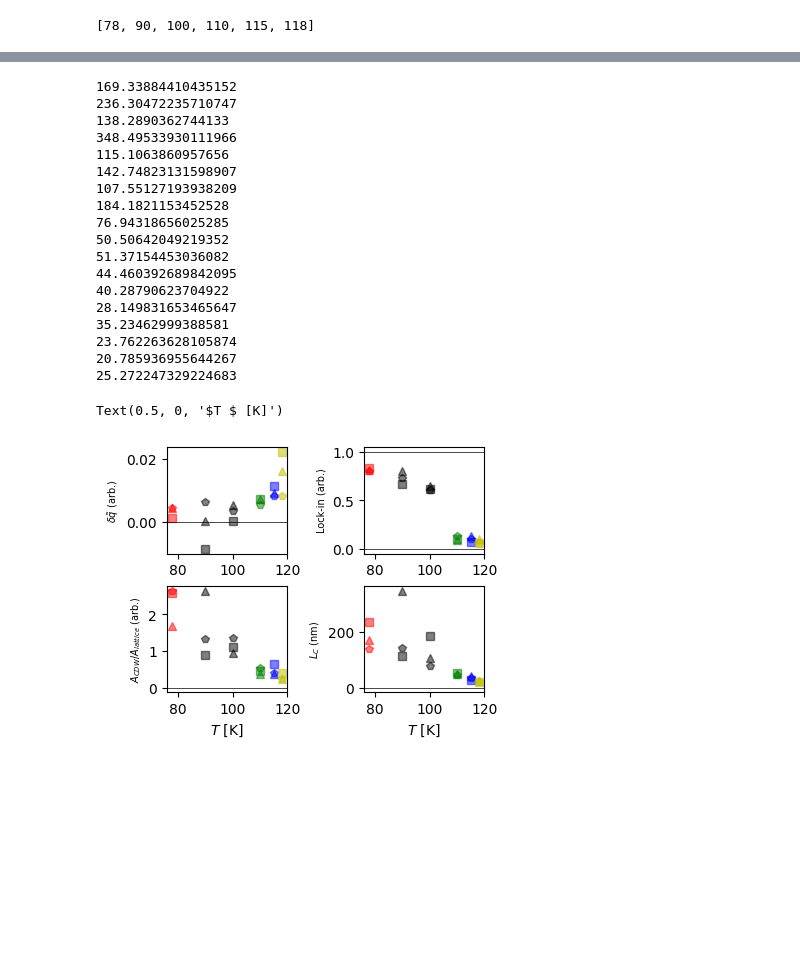
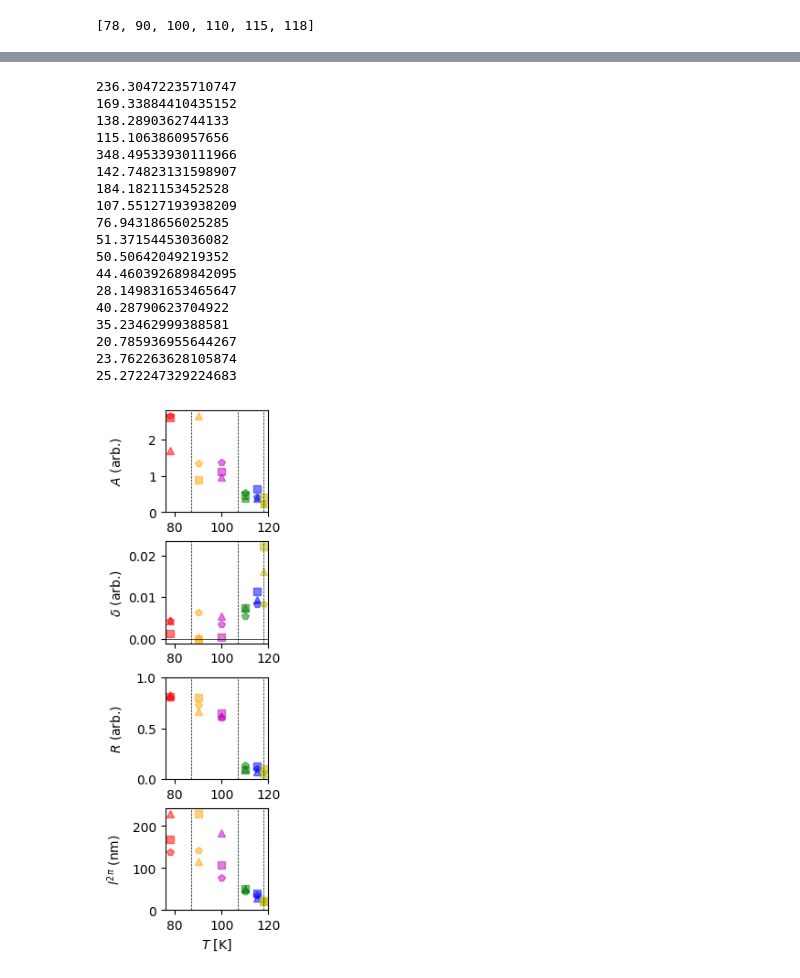
Before and after one commit to Potdooshami/2H_TaSe2_Tc_STM, a Jupyter notebook: H03_new_statitics.ipynb, the cells around one changed output, grey strips where cells are left out. Saved outputs shown, nothing was run; the diff lists cells and outputs as text; code cells hidden in the pictures; blank space fills up the shorter version.

Commit message:
FEAT(pub): modification of extended statitics

```diff
--- a/H03_new_statitics.ipynb
+++ b/H03_new_statitics.ipynb
@@ -138,59 +144,75 @@ for idx in range(len(T)):
 # %%
 import matplotlib.pyplot as plt
-c = ["r","k","k","g","b","y"]
+
+c = ["r", "orange", "m", "g", "b", "y"]
 mk = ['^','s','p']
-fig,axs = plt.subplots(2,2,figsize=(4,3),constrained_layout=True)
+fig,axs = plt.subplots(4,1,figsize=(2,6),constrained_layout=True)
 iinfo = 0
-nm_info = [r'$\delta \tilde{q}$ (arb.)' ,'Lock-in (arb.)','$A_{CDW}/A_{lattice}$ (arb.)','$L_C$ (nm)']
-for isb in range(2):
-    for jsb in range(2):
-        plt.sca(axs[isb,jsb])
-        plt.ylabel(nm_info[iinfo], fontsize=7)
-        iinfo += 1
+nm_info = ['$A$ (arb.)',r'$\delta$ (arb.)' ,'$R$ (arb.)','$l^{2\pi}$ (nm)']
+
+for iax in range(4):
+    plt.sca(axs[iax])
+    plt.ylabel(nm_info[iax])
 for idx in range(len(T)):
     for ik in range(3):
         v = vss[idx,ik,:]
         lock = lockss[idx][ik]
         v_amp = np.sqrt(v[0]**2 + v[1]**2)
         amp_shift = amp_shifts[idx][ik]
         l_measure =df['nano'].iloc[idx]
         N_tot = df['sz'].iloc[idx]
         l_return = (2*np.pi*l_measure)/(v_amp*N_tot)
         print(l_return)
         # print(T[idx],1/v_amp)
-        axs[0,0].plot(T[idx],1/3-amp_shift[1],color=c[idx],marker=mk[ik],alpha=0.5)
-        axs[1,0].plot(T[idx],amp_shift[0],color=c[idx],marker=mk[ik],alpha=0.5)
-        axs[0,1].plot(T[idx],lock,color=c[idx],marker=mk[ik],alpha=0.5)
-        axs[1,1].plot(T[idx],l_return,color=c[idx],marker=mk[ik],alpha=0.5)
 
+        axs[0].plot(T[idx],amp_shift[0],color=c[idx],marker=mk[ik],alpha=0.5)
+        axs[1].plot(T[idx],max(1/3-amp_shift[1],0),color=c[idx],marker=mk[ik],alpha=0.5)
+        axs[2].plot(T[idx],lock,color=c[idx],marker=mk[ik],alpha=0.5)
+        axs[3].plot(T[idx],min(l_return,230),color=c[idx],marker=mk[ik],alpha=0.5)
 
-axs[0,0].axhline(y=0,color='k',linewidth=0.5)
-axs[0,1].axhline(y=0,color='k',linewidth=0.5)
-axs[0,1].axhline(y=1,color='k',linewidth=0.5)
-axs[1,0].axhline(y=0,color='k',linewidth=0.5)
-# axs[1,0].axhline(y=1,color='k',linewidth=0.5)
-axs[1,1].axhline(y=0,color='k',linewidth=0.5)
-axs[1,0].set_xlabel(r'$T $ [K]')
-axs[1,1].set_xlabel(r'$T $ [K]')
-# plt.savefig('C05_Fig3_statitics.svg')
+axs[0].axhline(y=0,color='k',linewidth=0.5)
+axs[1].axhline(y=0,color='k',linewidth=0.5)
+axs[2].axhline(y=0,color='k',linewidth=0.5)
+axs[2].axhline(y=1,color='k',linewidth=0.5)
+axs[3].axhline(y=0,color='k',linewidth=0.5)
+axs[3].set_xlabel(r'$T $ [K]')
+
+foo = list(axs[0].get_ylim())
+foo[0] = 0
+axs[0].set_ylim(foo)
+# foo = list(axs[1].get_ylim())
+# foo[0] = 0
+# axs[1].set_ylim(foo)
+axs[2].set_ylim([0,1])
+foo = list(axs[3].get_ylim())
+foo[0] = 0
+axs[3].set_ylim(foo)
+
+for ax in axs:
+    for tc in [87,107,118]:
+        ax.axvline(tc,label='10',linestyle='--',color='k',linewidth=.5)
+fig.align_labels()
+fm.id_block = 'statitics_extended'
+fm.timestamp()
+fn = fm.get_filepath('whole','svg')
+plt.savefig(fn)
 # %% [output]
+236.30472235710747
 169.33884410435152
-236.30472235710747
 138.2890362744133
+115.1063860957656
 348.49533930111966
-115.1063860957656
 142.74823131598907
+184.1821153452528
 107.55127193938209
-184.1821153452528
 76.94318656025285
+51.37154453036082
 50.50642049219352
-51.37154453036082
 44.460392689842095
+28.149831653465647
 40.28790623704922
-28.149831653465647
 35.23462999388581
+20.785936955644267
 23.762263628105874
-20.785936955644267
 25.272247329224683
-Text(0.5, 0, '$T $ [K]')
-[figure, old version]
+[figure, new version]
```
Also changed, not shown: parts of 6 cells of this notebook, 1 other file.
